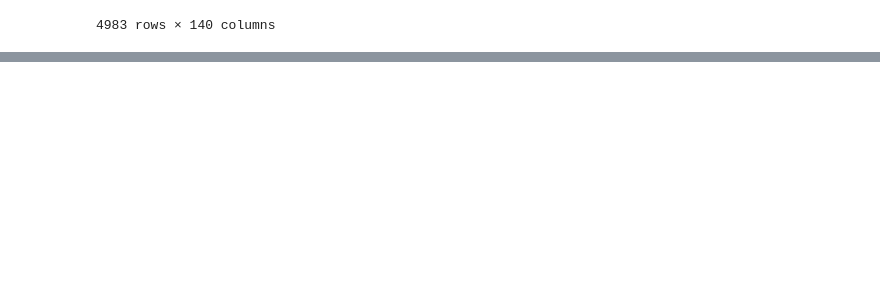
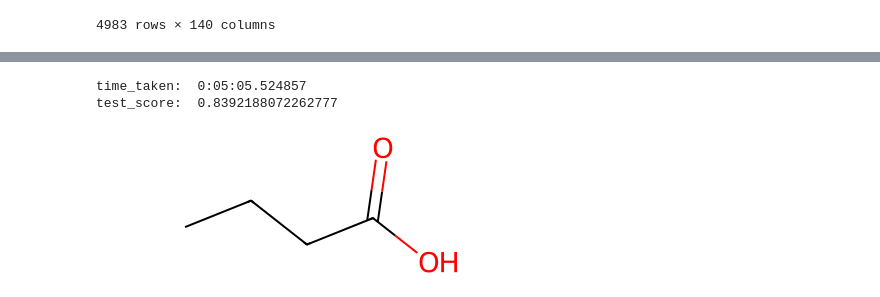
Before and after one commit to cluiverto/osmo, a Jupyter notebook: notebooks/openpom.ipynb, the cells around one changed output, grey strips where cells are left out. Saved outputs shown, nothing was run; the diff lists cells and outputs as text; code cells hidden in the pictures; blank space fills up the shorter version.

Commit message:
openpom - model inference

```diff
--- a/notebooks/openpom.ipynb
+++ b/notebooks/openpom.ipynb
@@ -105,0 +179,17 @@ NameError: name 'dc' is not defined
+# %%
+test_scores = model.evaluate(test_dataset, [metric])['roc_auc_score']
+print("time_taken: ", str(end_time-start_time))
+print("test_score: ", test_scores)
+# %% [output]
+time_taken:  0:05:05.524857
+test_score:  0.8392188072262777
+# %%
+### Inference
+
+Test_SMILES = 'CCCC(=O)O'
+Expected_odors = 'fruity, sour, dairy, sharp, cheesy, buttery'
+
+mol = Chem.MolFromSmiles(Test_SMILES)
+mol
+# %% [output]
+[figure, added]
```
Also changed, not shown: parts of 17 cells of this notebook.
